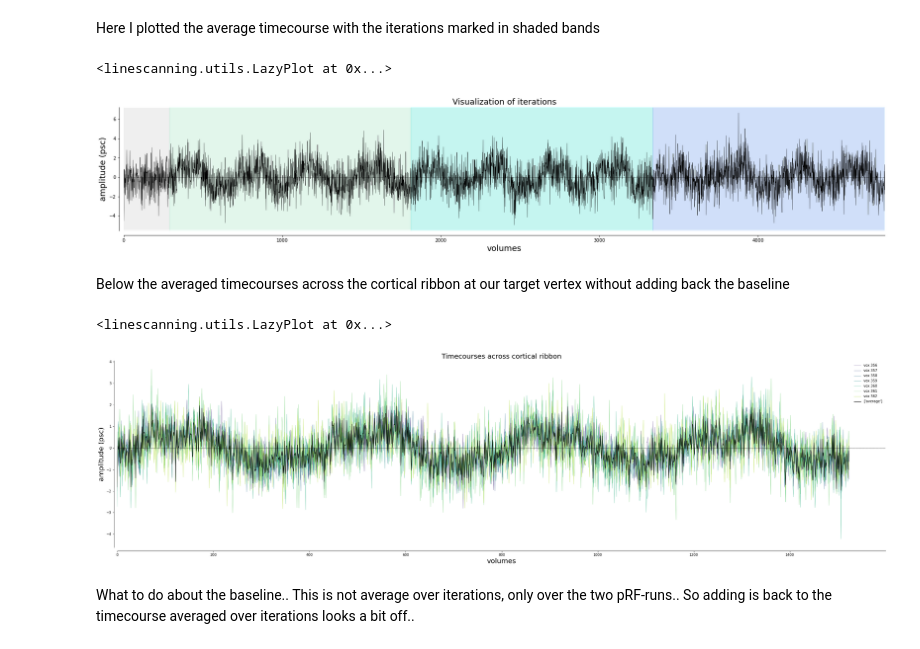
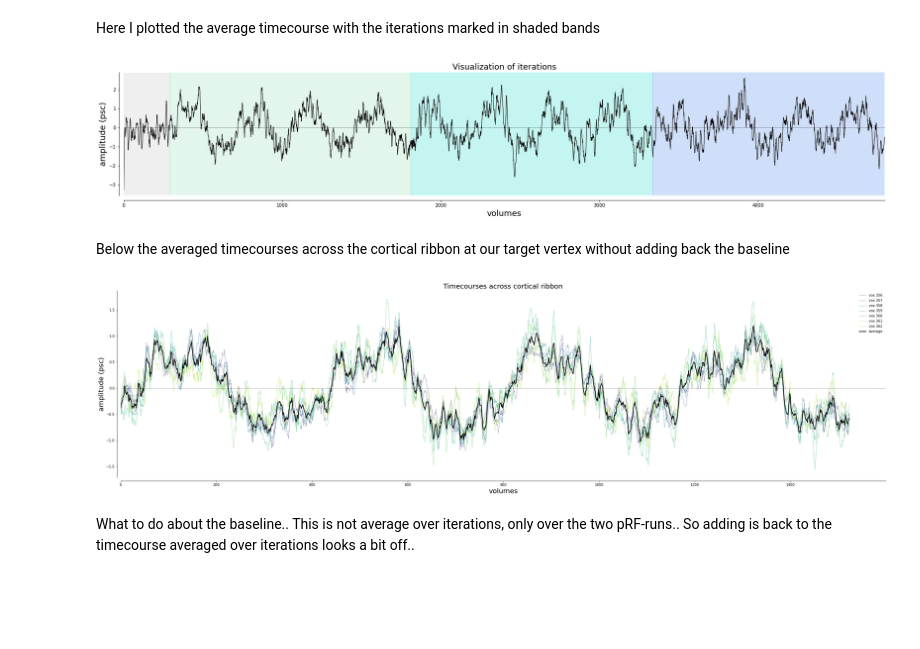
Before and after one commit to spinoza-centre/pRFline, a Jupyter notebook: notebooks/prf/exp_lineprf.ipynb, the cells around one changed output. Drawn from its saved outputs; the diff is of its cells as text; code cells hidden in the pictures; blank space fills up the shorter version.

```diff
--- a/notebooks/prf/exp_lineprf.ipynb
+++ b/notebooks/prf/exp_lineprf.ipynb
@@ -75,0 +37,22 @@ Loading /mnt/export/data1/projects/MicroFunc/Jurjen/projects/hemifield/sub-003/s
+# %%
+run_files = utils.get_file_from_substring([f"sub-{sub}", f"ses-{ses}", f"{task}"], func_dir)
+func_file   = utils.get_file_from_substring("bold.mat", run_files)
+print(func_file)
+
+window = 19
+order = 3
+
+## window 5 TR poly 2
+func = utils.ParseFuncFile(func_file,
+                           subject=1,
+                           deleted_first_timepoints=0,
+                           deleted_last_timepoints=0,
+                           window_size=window, # needs to be odd
+                           high_pass=True,
+                           poly_order=order)
+
+avg_func = func.df_func_psc.groupby(['subject', 't']).mean()
+print(avg_func.shape)
+avg_func.head()
+
+win11_poly3 = avg_func.copy()
@@ -129,7 +144,7 @@ axs.axvspan(286+(iter_size*2), avg_func.shape[0], alpha=0.3, color="#6495ED")
 # timecourse
 utils.LazyPlot(avg_func[f'vox {plot_vox}'].values,
                axs=axs,
-               line_width=0.5,
+               line_width=1,
                color="#000000",
                x_label="volumes",
                title="Visualization of iterations",
@@ -138,9 +153,10 @@ utils.LazyPlot(avg_func[f'vox {plot_vox}'].values,
                sns_trim=False,
                x_lim=[0,avg_func[f'vox {plot_vox}'].values.shape[0]],
                font_size=18)
+
+fig.savefig(opj(func_dir, "clustering.pdf"))
 # %% [output]
-<linescanning.utils.LazyPlot at 0x...>
-[figure, old version]
+[figure, new version]
 # %% [markdown]
 Below the averaged timecourses across the cortical ribbon at our target vertex without adding back the baseline
 # %%
@@ -150,37 +166,38 @@ ribbon      = [356,363]
 include_vox = np.arange(*ribbon)
 data = [avg_iters_no_baseline[:, ii] for ii in include_vox]
 
 # get average across depth w/ different color
 avg_ribbon = [ii[...,np.newaxis] for ii in data]
 avg_ribbon = np.concatenate(avg_ribbon, axis=-1).mean(axis=-1)
 
 labels = [f'vox {ii}' for ii in include_vox]
 
 # plot individual voxels
 utils.LazyPlot(data,
                axs=axs,
                x_label="volumes",
                y_label="amplitude (psc)",
                title="Timecourses across cortical ribbon",
                labels=labels,
                add_hline='default',
                set_xlim_zero=True,
                sns_trim=False,
                line_width=0.5,
                font_size=20)
 
 # plot average
 utils.LazyPlot(avg_ribbon,
                axs=axs,
                color="#000000",
-               labels=['average'],
+               labels='average',
                set_xlim_zero=True,
                sns_trim=False,
-               line_width=1,
+               line_width=2,
                font_size=20)
+
+fig.savefig(opj(func_dir, "avg+ribbon.pdf"))
 # %% [output]
-<linescanning.utils.LazyPlot at 0x...>
-[figure, old version]
+[figure, new version]
 # %% [markdown]
 What to do about the baseline.. This is not average over iterations, only over the two pRF-runs.. So adding is back to the timecourse averaged over iterations looks a bit off..
 # %%
```
Also changed, not shown: parts of 22 cells of this notebook.
